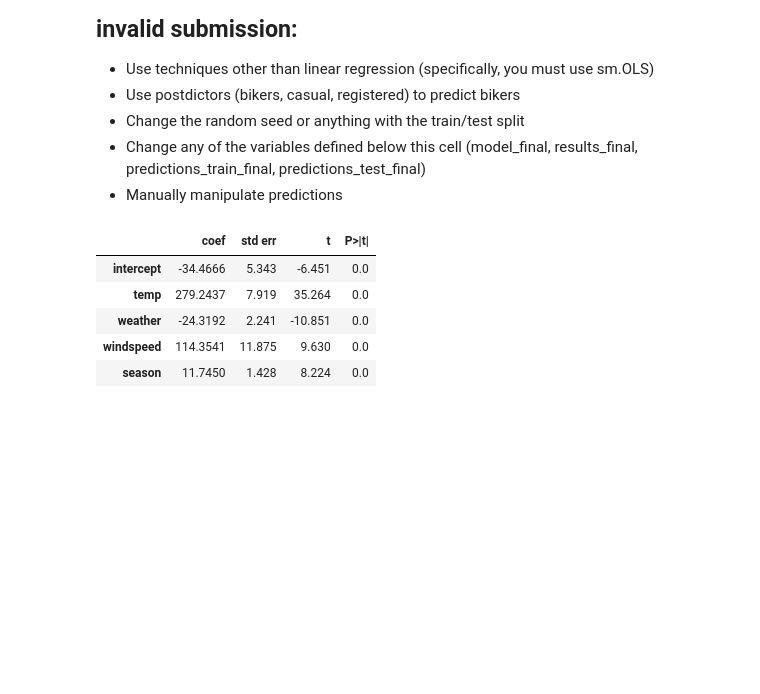
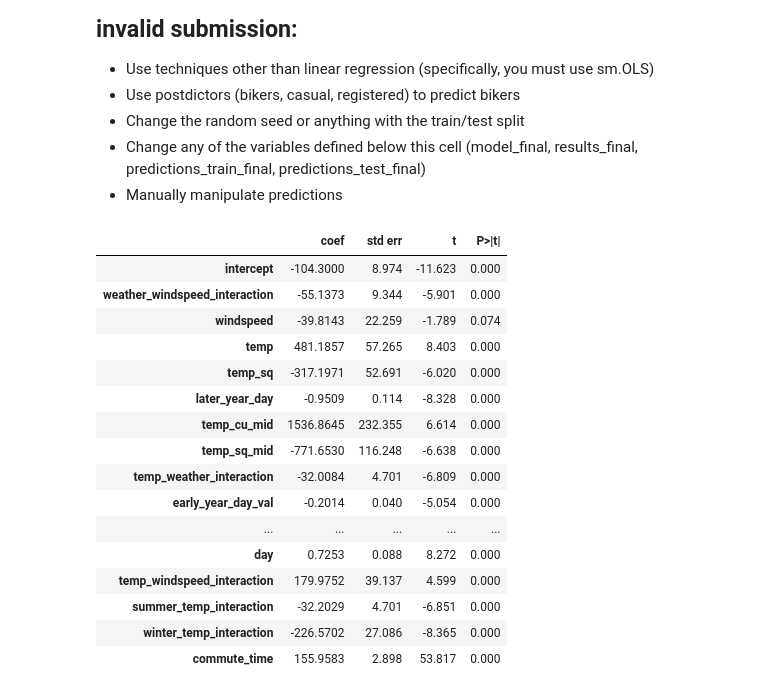
Before and after one commit to ElectricTubaphone/code_2600, a Jupyter notebook: mod05_nonlinear.ipynb, the cells around one changed output. Drawn from its saved outputs; the diff is of its cells as text; code cells hidden in the pictures; blank space fills up the shorter version.

```diff
--- a/mod05_nonlinear.ipynb
+++ b/mod05_nonlinear.ipynb
@@ -420,19 +603,31 @@ X_test['lowhum'] = [1 if i > .17 else 0 for i in X_test['hum']]
 # %%
 # Build your linear regression model here.
 vars_to_include = [
-    "intercept", "temp", "weather", 'windspeed','season'
+    "intercept", 'weather_windspeed_interaction', 'windspeed', 'temp', 'temp_sq','later_year_day', 'temp_cu_mid', 'temp_sq_mid', 'temp_weather_interaction','early_year_day_val', 'night', 'workday', 'winter', 'weekday_sq', 'hr', 'hr_sq', 'hr_cu','windspeed_cu', 'season', 'day', 'temp_windspeed_interaction', 'summer_temp_interaction', 'winter_temp_interaction',
+    'commute_time'
 ]
 
 model_final = sm.OLS(y_train, X_train[vars_to_include])
 results_final = model_final.fit()
 summarize(results_final)
 # %% [output]
 |  | coef | std err | t | P>|t| |
-| intercept | -34.4666 | 5.343 | -6.451 | 0.0 |
-| temp | 279.2437 | 7.919 | 35.264 | 0.0 |
-| weather | -24.3192 | 2.241 | -10.851 | 0.0 |
-| windspeed | 114.3541 | 11.875 | 9.630 | 0.0 |
-| season | 11.7450 | 1.428 | 8.224 | 0.0 |
+| intercept | -104.3000 | 8.974 | -11.623 | 0.000 |
+| weather_windspeed_interaction | -55.1373 | 9.344 | -5.901 | 0.000 |
+| windspeed | -39.8143 | 22.259 | -1.789 | 0.074 |
+| temp | 481.1857 | 57.265 | 8.403 | 0.000 |
+| temp_sq | -317.1971 | 52.691 | -6.020 | 0.000 |
+| later_year_day | -0.9509 | 0.114 | -8.328 | 0.000 |
+| temp_cu_mid | 1536.8645 | 232.355 | 6.614 | 0.000 |
+| temp_sq_mid | -771.6530 | 116.248 | -6.638 | 0.000 |
+| temp_weather_interaction | -32.0084 | 4.701 | -6.809 | 0.000 |
+| early_year_day_val | -0.2014 | 0.040 | -5.054 | 0.000 |
+| ... | ... | ... | ... | ... |
+| day | 0.7253 | 0.088 | 8.272 | 0.000 |
+| temp_windspeed_interaction | 179.9752 | 39.137 | 4.599 | 0.000 |
+| summer_temp_interaction | -32.2029 | 4.701 | -6.851 | 0.000 |
+| winter_temp_interaction | -226.5702 | 27.086 | -8.365 | 0.000 |
+| commute_time | 155.9583 | 2.898 | 53.817 | 0.000 |
 # %%
 predictions_train_final = predict(X_train[vars_to_include], results_final)
 print('MSE train: ', mse(y_train, predictions_train_final))
```
Also changed, not shown: parts of 3 cells of this notebook.
